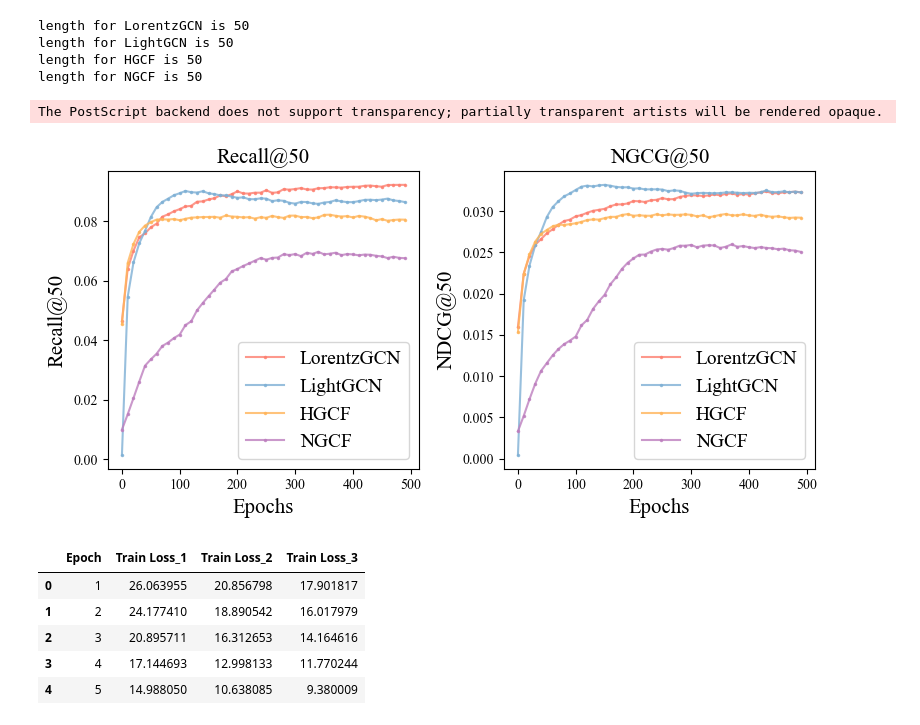
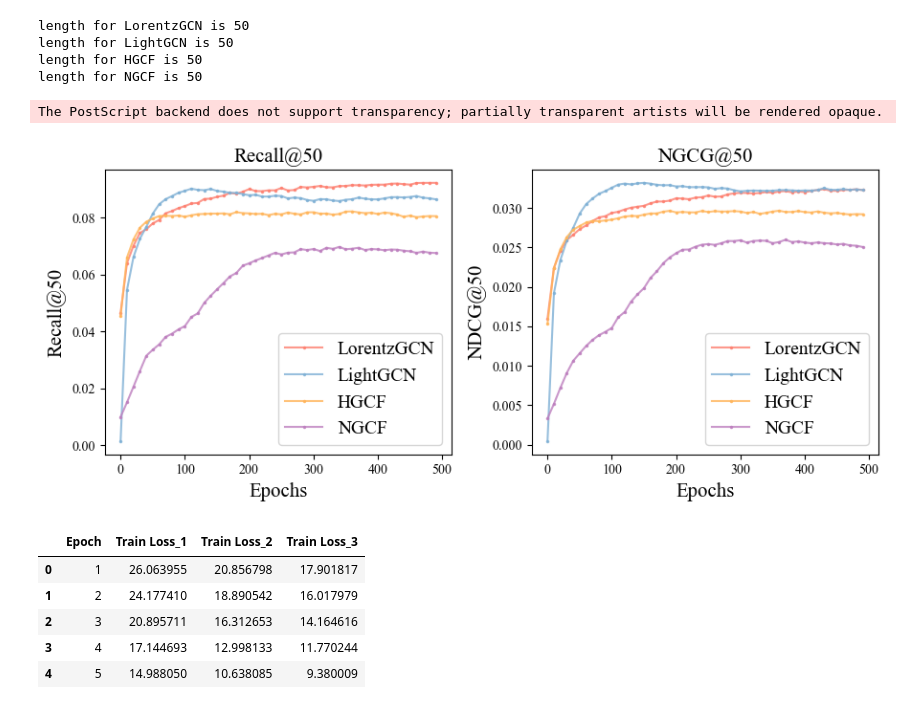
Before and after one commit to Thooooor/LorentzGCN, a Jupyter notebook: visualization/rec_curve_vis.ipynb, the cells around one changed output. Cells and saved outputs as stored; diff of their text form; code cells hidden in the pictures.

Commit message:
visualization 230421 size

```diff
--- a/visualization/rec_curve_vis.ipynb
+++ b/visualization/rec_curve_vis.ipynb
@@ -115,35 +115,35 @@ legend_prop = {
     "size": 14
 }
 # csfont = {'fontname':'sans-serif'}
-plt.figure(figsize=(8, 4))
+plt.figure(figsize=(9, 4))
 
 plt.subplot(1, 2, 1)
 for key in recall_data.keys():
     plt.plot(epochs, recall_data[key], label=key, marker='.', markersize=marker_size, c=colors[key], alpha=0.8)
 
 plt.title("Recall@50", **csfont, size=title_size)
 plt.xlabel("Epochs", **csfont, size=title_size)
 plt.ylabel("Recall@50", **csfont, size=title_size)
 plt.xticks(**csfont, size=tick_size)
 plt.yticks(**csfont, size=tick_size)
 plt.legend(prop = legend_prop)
 
 plt.subplot(1, 2, 2)
 for key in ndcg_data.keys():
     plt.plot(epochs, ndcg_data[key], label=key, marker='.', markersize=marker_size, c=colors[key], alpha=0.8)
 
 plt.title("NGCG@50", **csfont, size=title_size)
 plt.xlabel("Epochs", **csfont, size=title_size)
 plt.ylabel("NDCG@50", **csfont, size=title_size)
 plt.xticks(**csfont, size=tick_size)
 plt.yticks(**csfont, size=tick_size)
 plt.legend(prop = legend_prop)
 plt.tight_layout()
 plt.savefig("../imgs/rec_ndcg_curves.eps")
 plt.show()
 # %% [output]
 The PostScript backend does not support transparency; partially transparent artists will be rendered opaque.
-[figure, old version]
+[figure, new version]
 # %%
 pd_num_neg_samp = pd.read_excel("../logs/Num_negatives.xlsx")
 pd_num_neg_samp.head()
```
Also changed, not shown: parts of 1 cell of this notebook, 2 other files.
